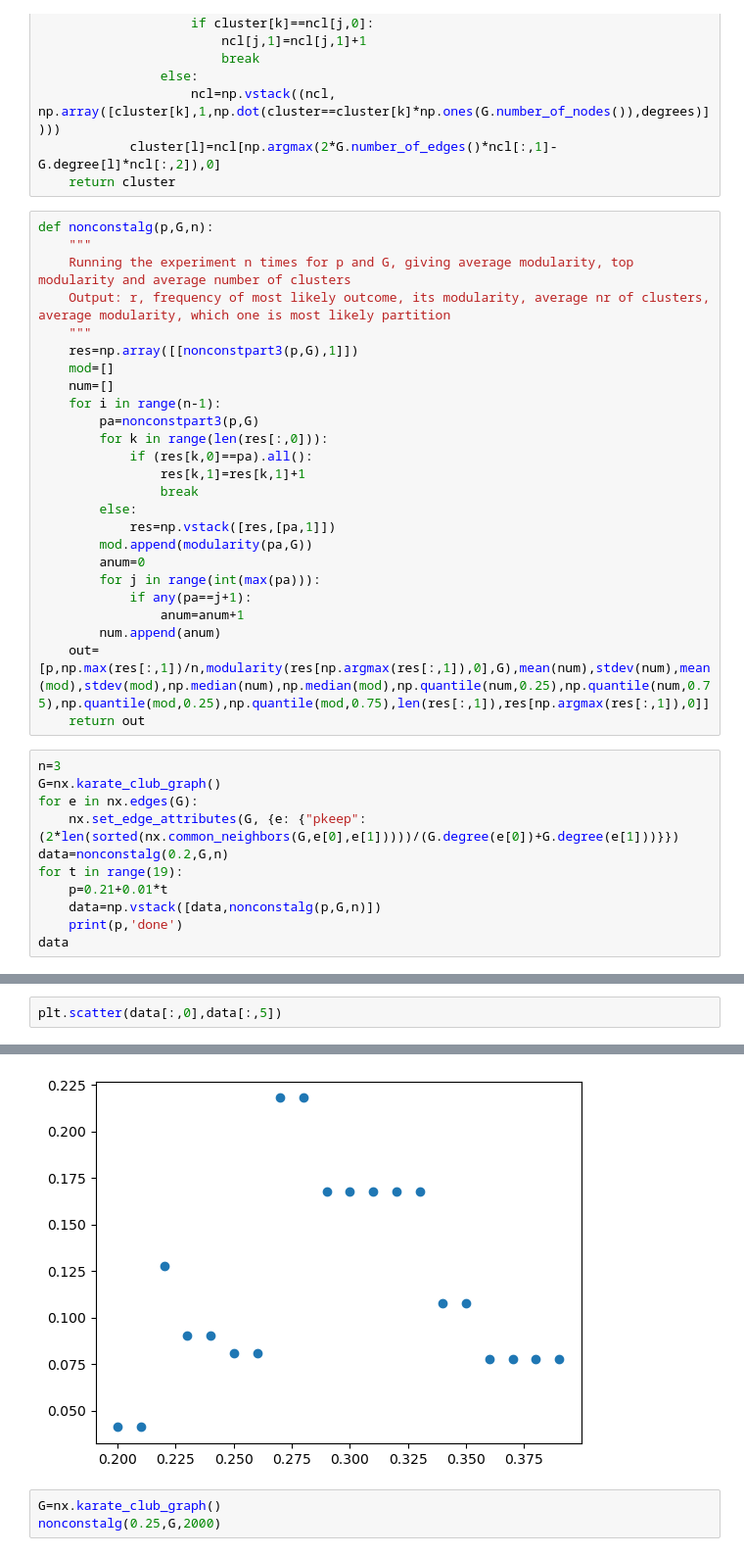
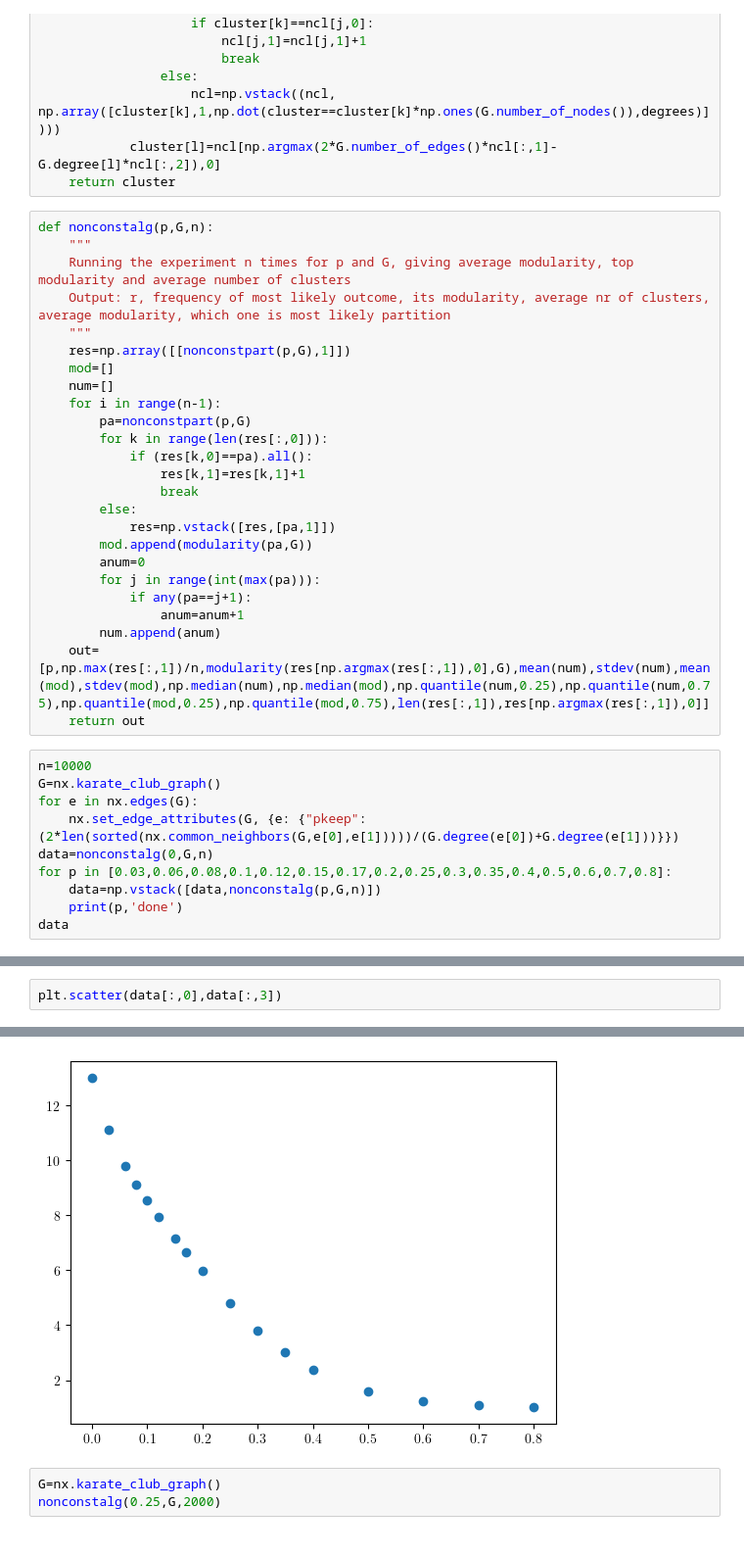
Before and after one commit to ArneWolf/Bd_confidence_communities, a Jupyter notebook: Main.ipynb, the cells around one changed output, grey strips where cells are left out. Shown at 98% size. Saved outputs shown, nothing was run; the diff lists cells and outputs as text.

```diff
--- a/Main.ipynb
+++ b/Main.ipynb
@@ -610,11 +610,11 @@ def nonconstalg(p,G,n):
     Running the experiment n times for p and G, giving average modularity, top modularity and average number of clusters
     Output: r, frequency of most likely outcome, its modularity, average nr of clusters, average modularity, which one is most likely partition
     """
-    res=np.array([[nonconstpart3(p,G),1]])
+    res=np.array([[nonconstpart(p,G),1]])
     mod=[]
     num=[]
     for i in range(n-1):
-        pa=nonconstpart3(p,G)
+        pa=nonconstpart(p,G)
         for k in range(len(res[:,0])):
             if (res[k,0]==pa).all():
                 res[k,1]=res[k,1]+1
@@ -630,13 +630,12 @@ def nonconstalg(p,G,n):
     out=[p,np.max(res[:,1])/n,modularity(res[np.argmax(res[:,1]),0],G),mean(num),stdev(num),mean(mod),stdev(mod),np.median(num),np.median(mod),np.quantile(num,0.25),np.quantile(num,0.75),np.quantile(mod,0.25),np.quantile(mod,0.75),len(res[:,1]),res[np.argmax(res[:,1]),0]]
     return out
 # %%
-n=3
+n=10000
 G=nx.karate_club_graph()
 for e in nx.edges(G):
     nx.set_edge_attributes(G, {e: {"pkeep": (2*len(sorted(nx.common_neighbors(G,e[0],e[1]))))/(G.degree(e[0])+G.degree(e[1]))}})
-data=nonconstalg(0.2,G,n)
-for t in range(19):
-    p=0.21+0.01*t
+data=nonconstalg(0,G,n)
+for p in [0.03,0.06,0.08,0.1,0.12,0.15,0.17,0.2,0.25,0.3,0.35,0.4,0.5,0.6,0.7,0.8]:
     data=np.vstack([data,nonconstalg(p,G,n)])
     print(p,'done')
 data
@@ -643,8 +676,8 @@ data
 # %%
-plt.scatter(data[:,0],data[:,5])
+plt.scatter(data[:,0],data[:,3])
 # %% [output]
 <matplotlib.collections.PathCollection at 0x...>
-[figure, old version]
+[figure, new version]
 # %%
 G=nx.karate_club_graph()
 nonconstalg(0.25,G,2000)
```
Also changed, not shown: parts of 2 cells of this notebook.
